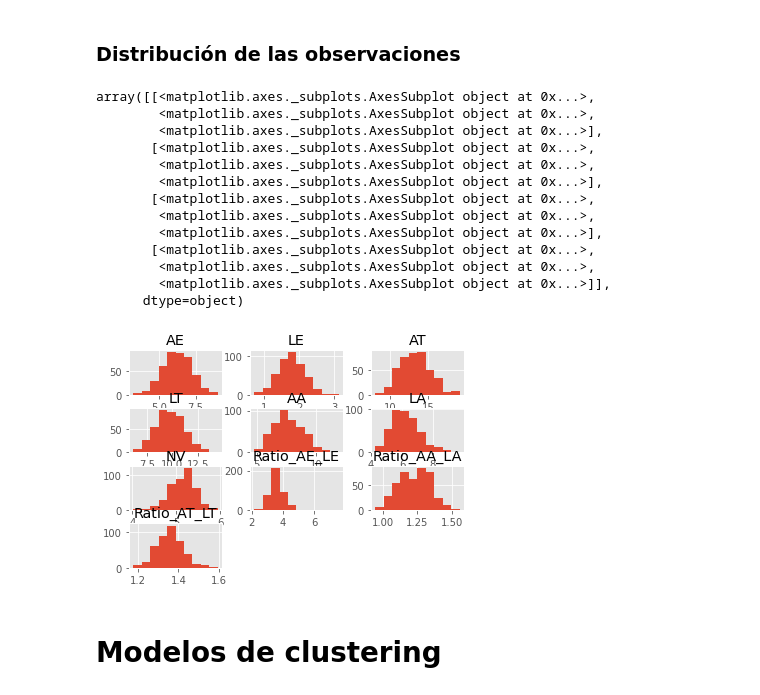
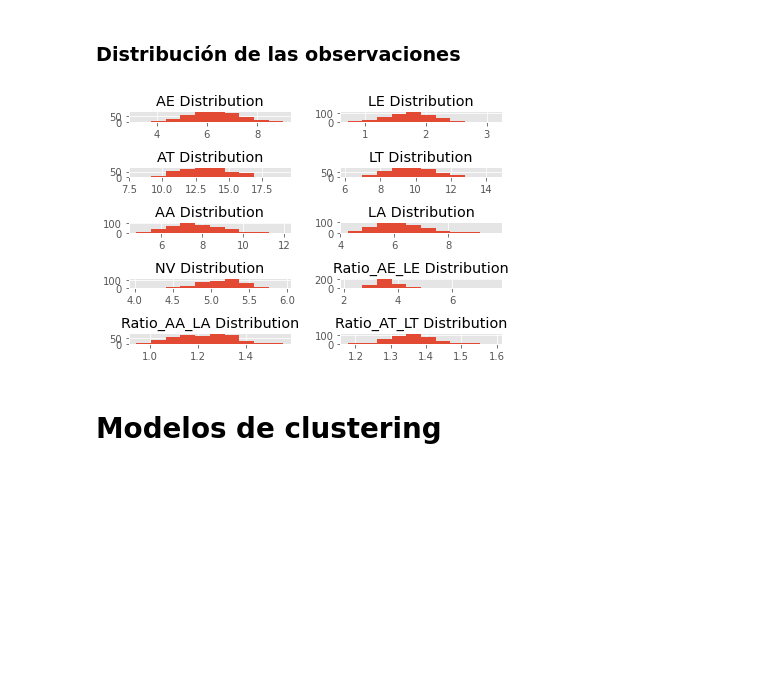
Before and after one commit to szl30n/ProyectosDHDS, a Jupyter notebook: TP4/notebooks/Borrador Mae.ipynb, the cells around one changed output. Drawn from its saved outputs; the diff is of its cells as text; code cells hidden in the pictures; blank space fills up the shorter version.

```diff
--- a/TP4/notebooks/Borrador Mae.ipynb
+++ b/TP4/notebooks/Borrador Mae.ipynb
@@ -149,24 +149,19 @@ def distribution_plotter(data, label, bins="auto"):
     plt.xticks(rotation=45, ha='right')
 # %%
 distribution_plotter(data["Morfotipo"],data["Morfotipo"].unique())
-# %%
-columns = data[["AE","LE","AT","LT","AA","LA","NV","Ratio_AE_LE","Ratio_AA_LA","Ratio_AT_LT"]]
-columns.hist()
-# %% [output]
-array([[<matplotlib.axes._subplots.AxesSubplot object at 0x...>,
-        <matplotlib.axes._subplots.AxesSubplot object at 0x...>,
-        <matplotlib.axes._subplots.AxesSubplot object at 0x...>],
-       [<matplotlib.axes._subplots.AxesSubplot object at 0x...>,
-        <matplotlib.axes._subplots.AxesSubplot object at 0x...>,
-        <matplotlib.axes._subplots.AxesSubplot object at 0x...>],
-       [<matplotlib.axes._subplots.AxesSubplot object at 0x...>,
-        <matplotlib.axes._subplots.AxesSubplot object at 0x...>,
-        <matplotlib.axes._subplots.AxesSubplot object at 0x...>],
-       [<matplotlib.axes._subplots.AxesSubplot object at 0x...>,
-        <matplotlib.axes._subplots.AxesSubplot object at 0x...>,
-        <matplotlib.axes._subplots.AxesSubplot object at 0x...>]],
-      dtype=object)
-[figure, removed]
+# %%
+def draw_histograms(df, variables, n_rows, n_cols):
+    fig=plt.figure()
+    for i, var_name in enumerate(variables):
+        ax=fig.add_subplot(n_rows,n_cols,i+1)
+        df[var_name].hist(bins=10,ax=ax)
+        ax.set_title(var_name+" Distribution")
+    fig.tight_layout()  # Improves appearance a bit.
+    plt.show()
+# %%
+draw_histograms(data, data[["AE","LE","AT","LT","AA","LA","NV","Ratio_AE_LE","Ratio_AA_LA","Ratio_AT_LT"]], 5, 2)
+# %% [output]
+[figure, added]
 # %% [markdown]
 # Modelos de clustering
 # %% [markdown]
```
Also changed, not shown: parts of 9 cells of this notebook.
